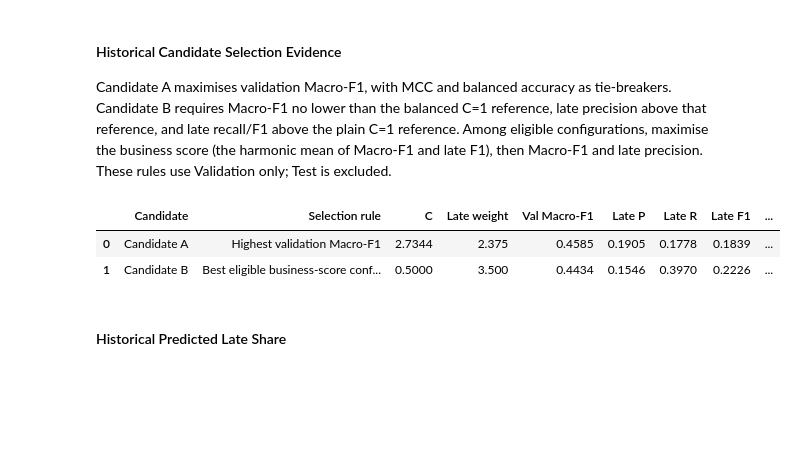
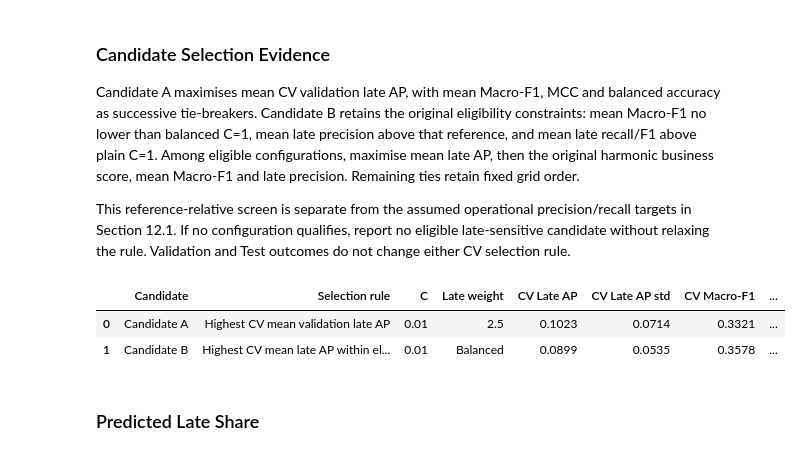
Before and after one commit to zhuamnq/Team2_IT5006_Ecommerce_Analytics_AY2627Sem1, a Jupyter notebook: notebooks/04_classification_promise_band_modeling.ipynb, the cells around one changed output. Drawn from its saved outputs; the diff is of its cells as text; code cells hidden in the pictures; blank space fills up the shorter version.

```diff
--- a/notebooks/04_classification_promise_band_modeling.ipynb
+++ b/notebooks/04_classification_promise_band_modeling.ipynb
@@ -469,16 +179,0 @@ Frozen feature count: 16 | Test not used in CV selection
-# %%
-cv_candidate_uncertainty = cv_candidate_summary[["Candidate", "C", "Weight"]].copy()
-for metric in CV_METRICS:
-    cv_candidate_uncertainty[metric] = [
-        f"{row[metric + ' mean']:.4f} +/- {row[metric + ' std']:.4f}"
-        for _, row in cv_candidate_summary.iterrows()]
-display(cv_candidate_uncertainty)
-
-selected_fold_rows = []
-for _, row in cv_candidate_summary.iterrows():
-    selected_fold_rows.append(cv_tuning_fold_results.loc[
-        cv_tuning_fold_results["C"].eq(row["C"]) & cv_tuning_fold_results["Weight"].eq(row["Weight"])
-    ].assign(Candidate=row["Candidate"]))
-cv_candidate_folds = pd.concat(selected_fold_rows)
-display(HTML("<details><summary>Tuned-model fold-level results</summary>" +
-             cv_candidate_folds.round(4).to_html(index=False) + "</details>"))
@@ -820,17 +668,15 @@ These configurations were selected using the original Validation only, then eval
 # %%
-candidate_rows = {"Candidate A": overall, "Candidate B": business}
-candidate_models, candidate_results, test_cache = {}, {}, {}
+candidate_results = {}
 candidate_summary_rows, candidate_report_rows = [], []
 for label, row in candidate_rows.items():
-    key = (float(row["C"]), row["Weight"])
-    model = Pipeline([("preprocessor", tuning_preprocessor), ("model", fitted_lr[key])])
-    candidate_models[label] = model
-    if key not in test_cache:
-        test_cache[key] = evaluate_classifier(model, test_df[features], test_df[TARGET])
-    for split, result in [("Val", tuning_evaluations[key]), ("Test", test_cache[key])]:
+    model = candidate_models[label]
+    for split, frame in splits.items():
+        result = evaluate_classifier(model, frame[features], frame[TARGET])
         candidate_results[label, split] = result
-        candidate_summary_rows.append({"Candidate": label, "C": row["C"], "Weight": row["Weight"],
-            "Split": split, **{k: v for k, v in result.items() if k not in ("report", "matrix")}})
+        candidate_summary_rows.append({
+            "Candidate": label, "C": row["C"], "Weight": row["Weight"], "Split": split,
+            **{k: result[k] for k in CV_METRICS},
+        })
         candidate_report_rows.append(result["report"].assign(Candidate=label, Split=split))
 candidate_summary = pd.DataFrame(candidate_summary_rows)
 candidate_per_class = pd.concat(candidate_report_rows).rename_axis("Class").reset_index()
@@ -863,25 +709,28 @@ Candidate per-class reports
 # %% [markdown]
-#### Historical Candidate Selection Evidence
+### Candidate Selection Evidence
 
-Candidate A maximises validation Macro-F1, with MCC and balanced accuracy as tie-breakers. Candidate B requires Macro-F1 no lower than the balanced C=1 reference, late precision above that reference, and late recall/F1 above the plain C=1 reference. Among eligible configurations, maximise the business score (the harmonic mean of Macro-F1 and late F1), then Macro-F1 and late precision. These rules use Validation only; Test is excluded.
+Candidate A maximises mean CV validation late AP, with mean Macro-F1, MCC and balanced accuracy as successive tie-breakers. Candidate B retains the original eligibility constraints: mean Macro-F1 no lower than balanced C=1, mean late precision above that reference, and mean late recall/F1 above plain C=1. Among eligible configurations, maximise mean late AP, then the original harmonic business score, mean Macro-F1 and late precision. Remaining ties retain fixed grid order.
+
+This reference-relative screen is separate from the assumed operational precision/recall targets in Section 12.1. If no configuration qualifies, report no eligible late-sensitive candidate without relaxing the rule. Validation and Test outcomes do not change either CV selection rule.
 # %%
 candidate_selection = pd.DataFrame([
     {"Candidate": name,
-     "Selection rule": ("Highest validation Macro-F1" if name == "Candidate A"
-                        else "Best eligible business-score configuration"),
+     "Selection rule": ("Highest CV mean validation late AP" if name == "Candidate A"
+                        else "Highest CV mean late AP within eligible configurations"),
      "C": row["C"], "Late weight": row["Weight"],
-     "Val Macro-F1": row["Macro-F1"], "Late P": row["Late Precision"],
-     "Late R": row["Late Recall"], "Late F1": row["Late F1"],
-     "Business Score": 2 * row["Macro-F1"] * row["Late F1"] / (row["Macro-F1"] + row["Late F1"])}
+     "CV Late AP": row["Late AP mean"], "CV Late AP std": row["Late AP std"],
+     "CV Macro-F1": row["Macro-F1 mean"], "CV Macro-F1 std": row["Macro-F1 std"],
+     "CV Late P": row["Late Precision mean"], "CV Late R": row["Late Recall mean"],
+     "CV Late F1": row["Late F1 mean"], "Business Score": row["Business Score"]}
     for name, row in candidate_rows.items()
 ])
 display(candidate_selection.round(4))
 # %% [output]
-|  | Candidate | Selection rule | C | Late weight | Val Macro-F1 | Late P | Late R | Late F1 | ... |
-| 0 | Candidate A | Highest validation Macro-F1 | 2.7344 | 2.375 | 0.4585 | 0.1905 | 0.1778 | 0.1839 | ... |
-| 1 | Candidate B | Best eligible business-score conf... | 0.5000 | 3.500 | 0.4434 | 0.1546 | 0.3970 | 0.2226 | ... |
+|  | Candidate | Selection rule | C | Late weight | CV Late AP | CV Late AP std | CV Macro-F1 | ... |
+| 0 | Candidate A | Highest CV mean validation late AP | 0.01 | 2.5 | 0.1023 | 0.0714 | 0.3321 | ... |
+| 1 | Candidate B | Highest CV mean late AP within el... | 0.01 | Balanced | 0.0899 | 0.0535 | 0.3578 | ... |
 # %% [markdown]
-#### Historical Predicted Late Share
+### Predicted Late Share
 # %%
 late_share_sources = {
     "Plain LR": {split: combined_results["Logistic Regression", "None", split]
```
Also changed, not shown: parts of 65 cells of this notebook, 2 other files.
